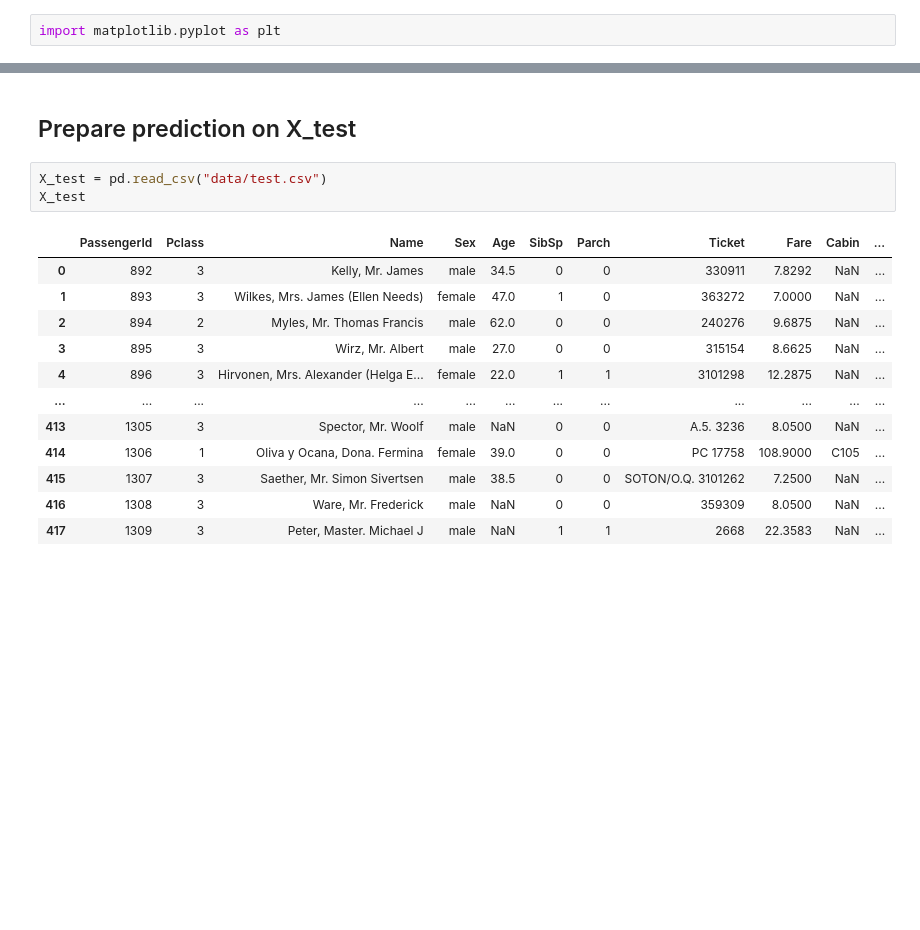
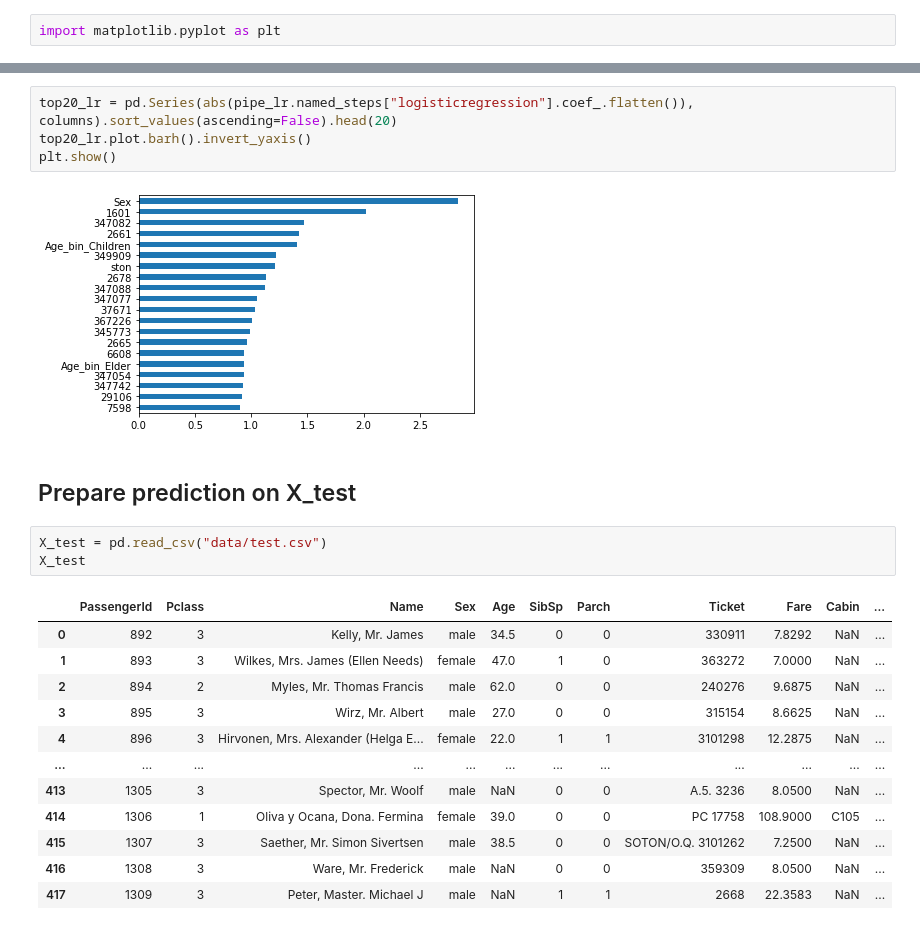
Before and after one commit to johnwslee/Titanic, a Jupyter notebook: Titanic.ipynb, the cells around one changed output, grey strips where cells are left out. Cells and saved outputs as stored; diff of their text form; blank space fills up the shorter version.

```diff
--- a/Titanic.ipynb
+++ b/Titanic.ipynb
@@ -397,3 +419,9 @@ plt.show()
+# %%
+top20_lr = pd.Series(abs(pipe_lr.named_steps["logisticregression"].coef_.flatten()), columns).sort_values(ascending=False).head(20)
+top20_lr.plot.barh().invert_yaxis()
+plt.show()
+# %% [output]
+[figure, added]
 # %% [markdown]
 ## Prepare prediction on X_test
 # %%
```
Also changed, not shown: parts of 15 cells of this notebook.
